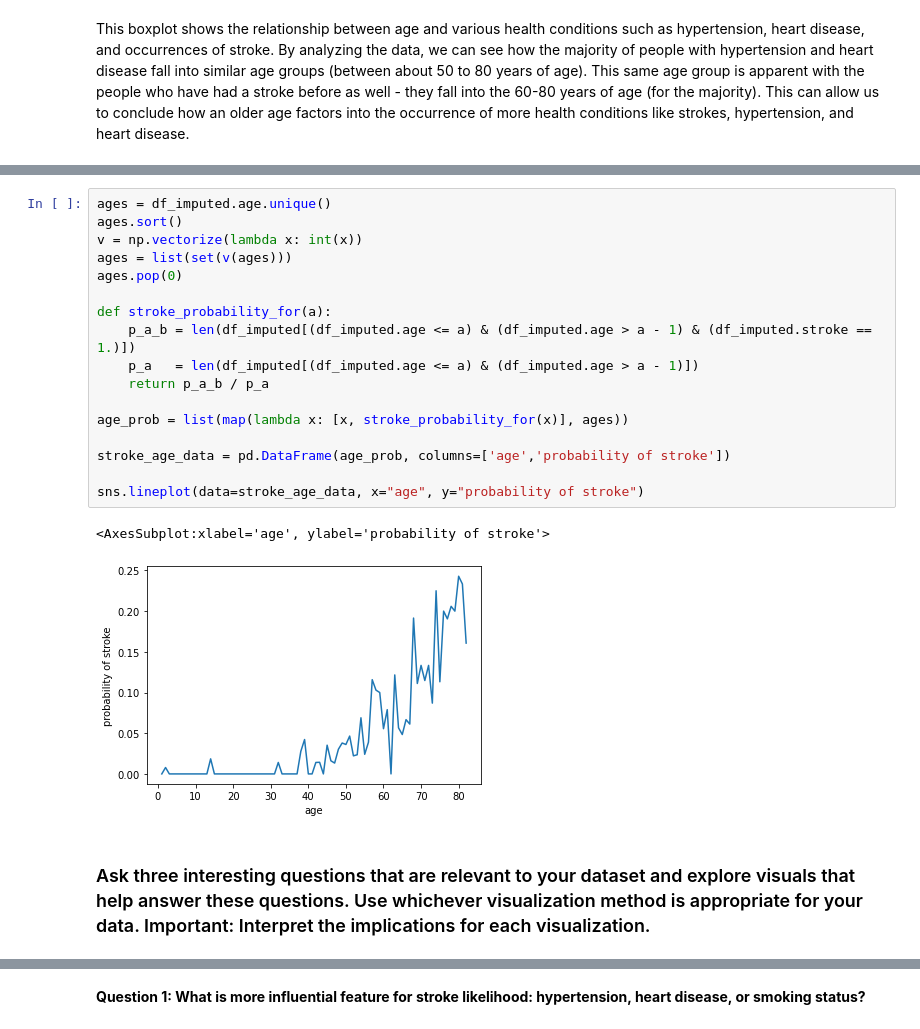
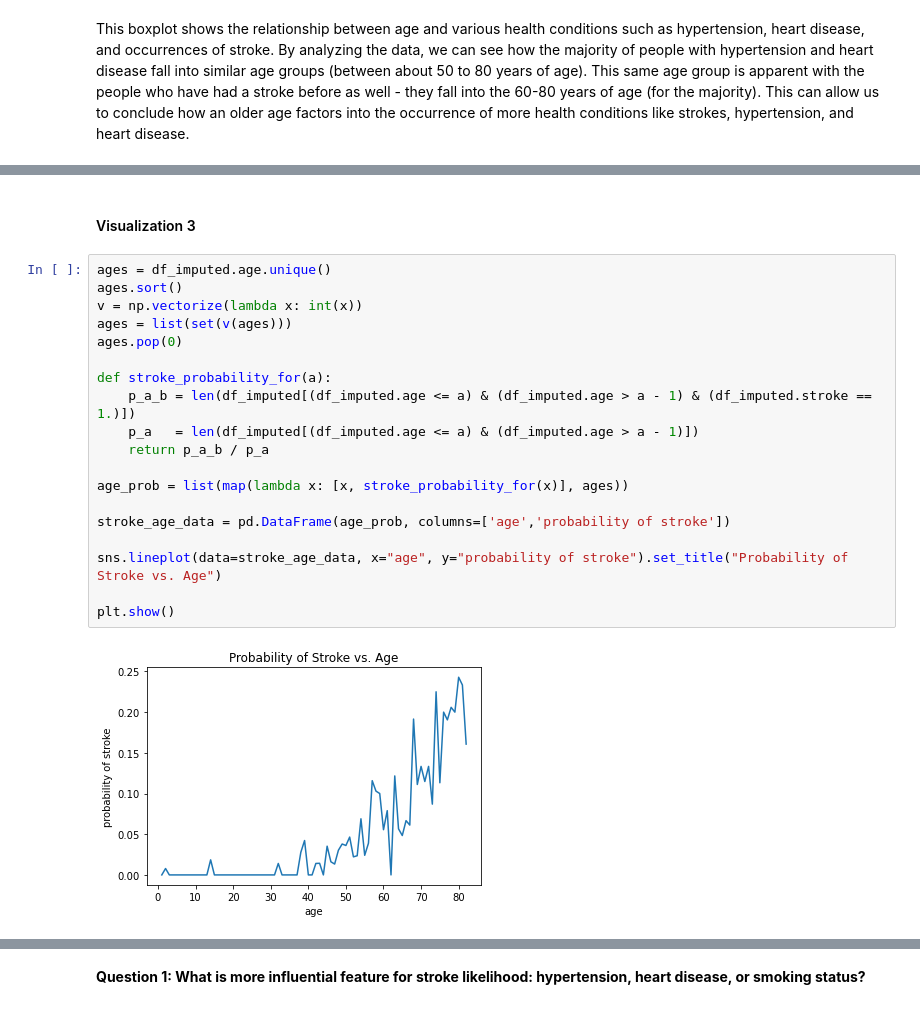
Before and after one commit to HaydenCenter/CS7324-Labs, a Jupyter notebook: Lab1/Lab One - Exploring Table Data - Master.ipynb, the cells around one changed output, grey strips where cells are left out. Cells and saved outputs as stored; diff of their text form.

```diff
--- a/Lab1/Lab One - Exploring Table Data - Master.ipynb
+++ b/Lab1/Lab One - Exploring Table Data - Master.ipynb
@@ -455,22 +550,23 @@ plt.show()
+# %% [markdown]
+#### Visualization 3
 # %%
 ages = df_imputed.age.unique()
 ages.sort()
 v = np.vectorize(lambda x: int(x))
 ages = list(set(v(ages)))
 ages.pop(0)
 
 def stroke_probability_for(a):
     p_a_b = len(df_imputed[(df_imputed.age <= a) & (df_imputed.age > a - 1) & (df_imputed.stroke == 1.)])
     p_a   = len(df_imputed[(df_imputed.age <= a) & (df_imputed.age > a - 1)])
     return p_a_b / p_a
 
 age_prob = list(map(lambda x: [x, stroke_probability_for(x)], ages))
 
 stroke_age_data = pd.DataFrame(age_prob, columns=['age','probability of stroke'])
 
-sns.lineplot(data=stroke_age_data, x="age", y="probability of stroke")
+sns.lineplot(data=stroke_age_data, x="age", y="probability of stroke").set_title("Probability of Stroke vs. Age")
+
+plt.show()
 # %% [output]
-<AxesSubplot:xlabel='age', ylabel='probability of stroke'>
-[figure, old version]
+[figure, new version]
-# %% [markdown]
-### Ask three interesting questions that are relevant to your dataset and explore visuals that help answer these questions. Use whichever visualization method is appropriate for your data. Important: Interpret the implications for each visualization.
```
Also changed, not shown: parts of 29 cells of this notebook, 1 other file.
